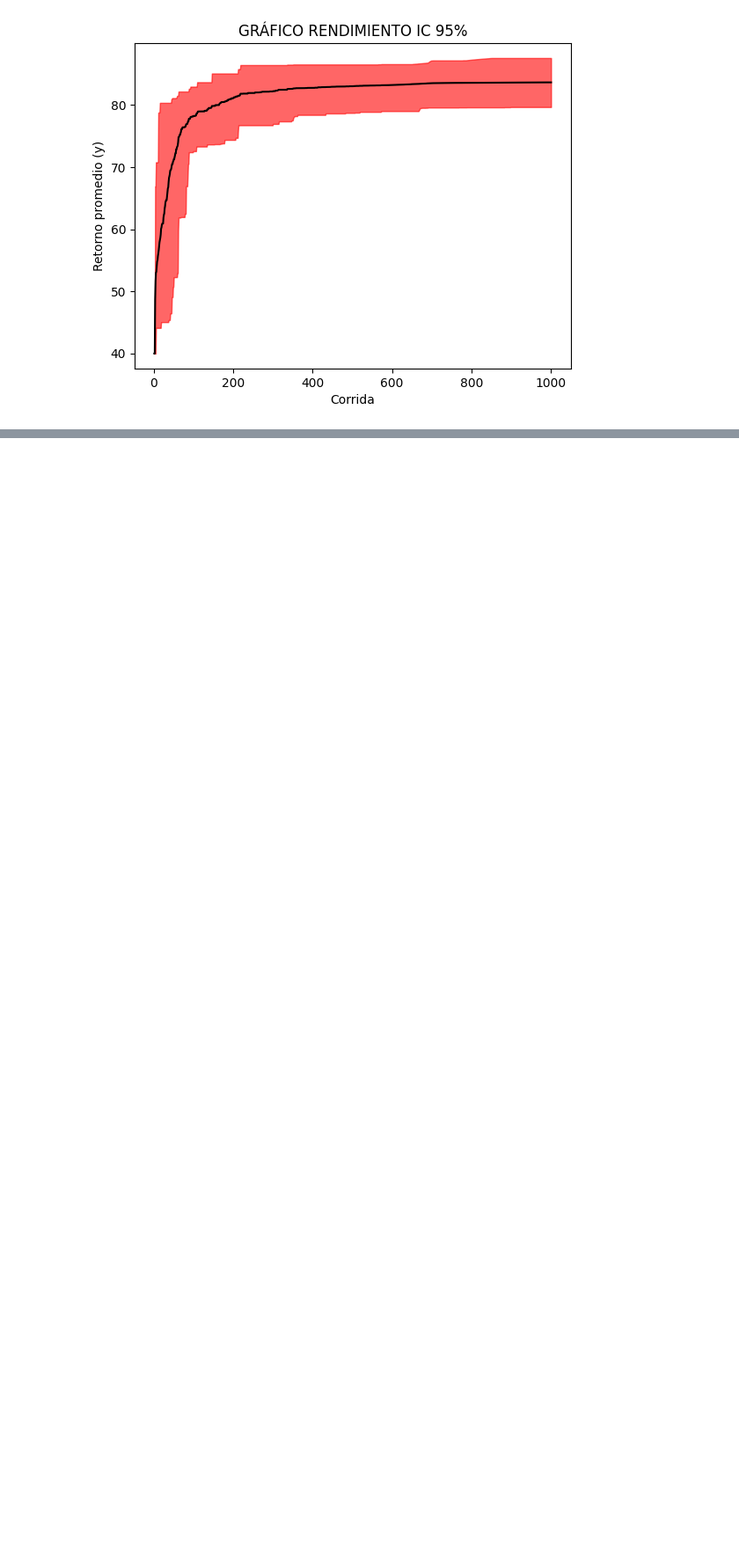
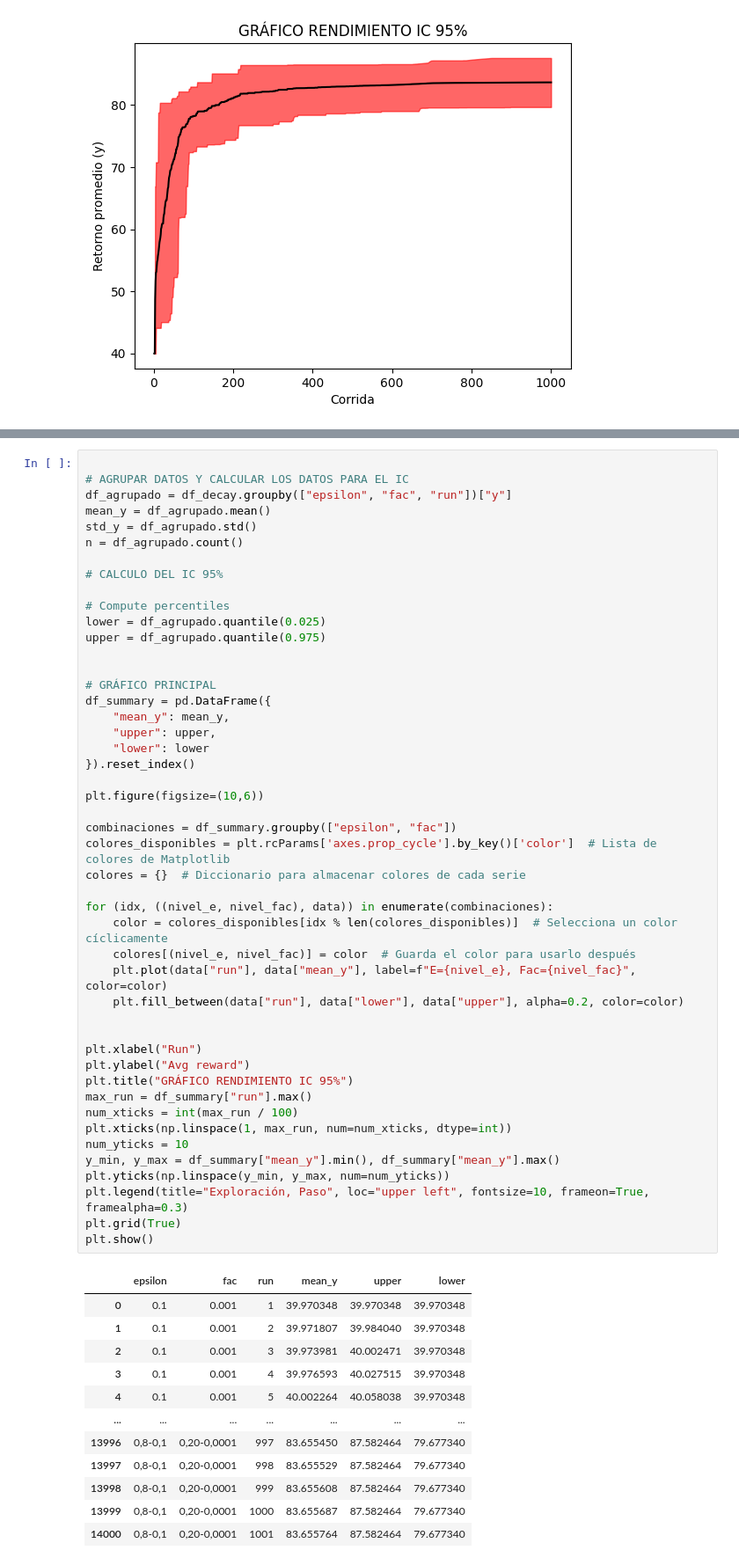
Before and after one commit to juancamiloespana/RL_DS, a Jupyter notebook: Lotka_volterra/decay_analysis.ipynb, the cells around one changed output, grey strips where cells are left out. Shown at 88% size. Saved outputs shown, nothing was run; the diff lists cells and outputs as text; blank space fills up the shorter version.

```diff
--- a/Lotka_volterra/decay_analysis.ipynb
+++ b/Lotka_volterra/decay_analysis.ipynb
@@ -109,0 +118,60 @@ plt.show()
+# %%
+
+# AGRUPAR DATOS Y CALCULAR LOS DATOS PARA EL IC
+df_agrupado = df_decay.groupby(["epsilon", "fac", "run"])["y"]
+mean_y = df_agrupado.mean()
+std_y = df_agrupado.std()
+n = df_agrupado.count()
+
+# CALCULO DEL IC 95%
+
+# Compute percentiles
+lower = df_agrupado.quantile(0.025)
+upper = df_agrupado.quantile(0.975)
+
+
+# GRÁFICO PRINCIPAL
+df_summary = pd.DataFrame({
+    "mean_y": mean_y,
+    "upper": upper,
+    "lower": lower
+}).reset_index()
+
+plt.figure(figsize=(10,6))
+
+combinaciones = df_summary.groupby(["epsilon", "fac"])
+colores_disponibles = plt.rcParams['axes.prop_cycle'].by_key()['color']  # Lista de colores de Matplotlib
+colores = {}  # Diccionario para almacenar colores de cada serie
+
+for (idx, ((nivel_e, nivel_fac), data)) in enumerate(combinaciones):
+    color = colores_disponibles[idx % len(colores_disponibles)]  # Selecciona un color cíclicamente
+    colores[(nivel_e, nivel_fac)] = color  # Guarda el color para usarlo después
+    plt.plot(data["run"], data["mean_y"], label=f"E={nivel_e}, Fac={nivel_fac}", color=color)
+    plt.fill_between(data["run"], data["lower"], data["upper"], alpha=0.2, color=color)
+
+
+plt.xlabel("Run")
+plt.ylabel("Avg reward")
+plt.title("GRÁFICO RENDIMIENTO IC 95%")
+max_run = df_summary["run"].max()
+num_xticks = int(max_run / 100)
+plt.xticks(np.linspace(1, max_run, num=num_xticks, dtype=int))
+num_yticks = 10
+y_min, y_max = df_summary["mean_y"].min(), df_summary["mean_y"].max()
+plt.yticks(np.linspace(y_min, y_max, num=num_yticks))
+plt.legend(title="Exploración, Paso", loc="upper left", fontsize=10, frameon=True, framealpha=0.3)
+plt.grid(True)
+plt.show()
+# %% [output]
+|  | epsilon | fac | run | mean_y | upper | lower |
+| 0 | 0.1 | 0.001 | 1 | 39.970348 | 39.970348 | 39.970348 |
+| 1 | 0.1 | 0.001 | 2 | 39.971807 | 39.984040 | 39.970348 |
+| 2 | 0.1 | 0.001 | 3 | 39.973981 | 40.002471 | 39.970348 |
+| 3 | 0.1 | 0.001 | 4 | 39.976593 | 40.027515 | 39.970348 |
+| 4 | 0.1 | 0.001 | 5 | 40.002264 | 40.058038 | 39.970348 |
+| ... | ... | ... | ... | ... | ... | ... |
+| 13996 | 0,8-0,1 | 0,20-0,0001 | 997 | 83.655450 | 87.582464 | 79.677340 |
+| 13997 | 0,8-0,1 | 0,20-0,0001 | 998 | 83.655529 | 87.582464 | 79.677340 |
+| 13998 | 0,8-0,1 | 0,20-0,0001 | 999 | 83.655608 | 87.582464 | 79.677340 |
+| 13999 | 0,8-0,1 | 0,20-0,0001 | 1000 | 83.655687 | 87.582464 | 79.677340 |
+| 14000 | 0,8-0,1 | 0,20-0,0001 | 1001 | 83.655764 | 87.582464 | 79.677340 |
```
Also changed, not shown: parts of 5 cells of this notebook, 12 other files.
